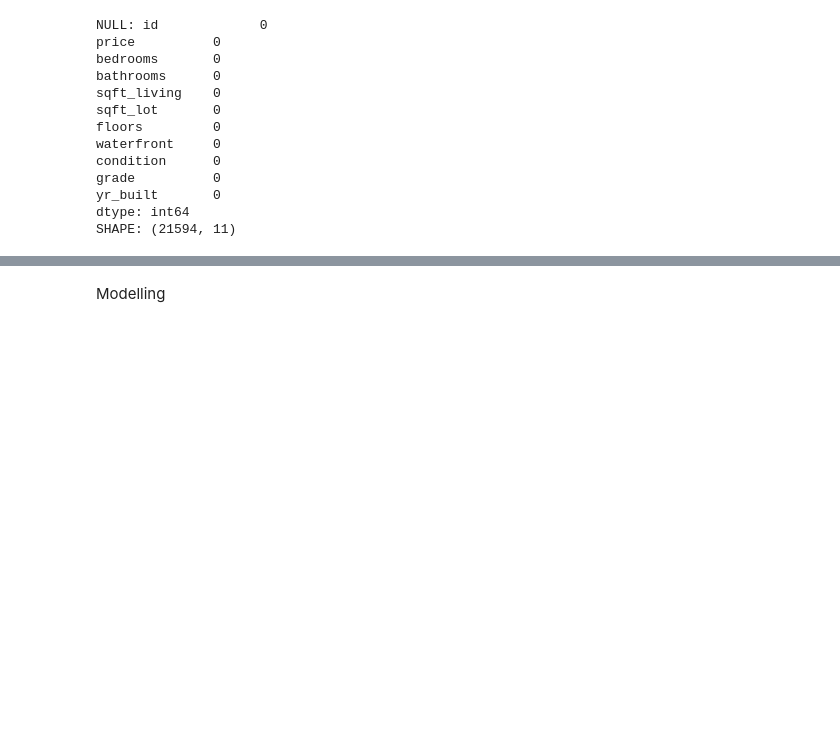
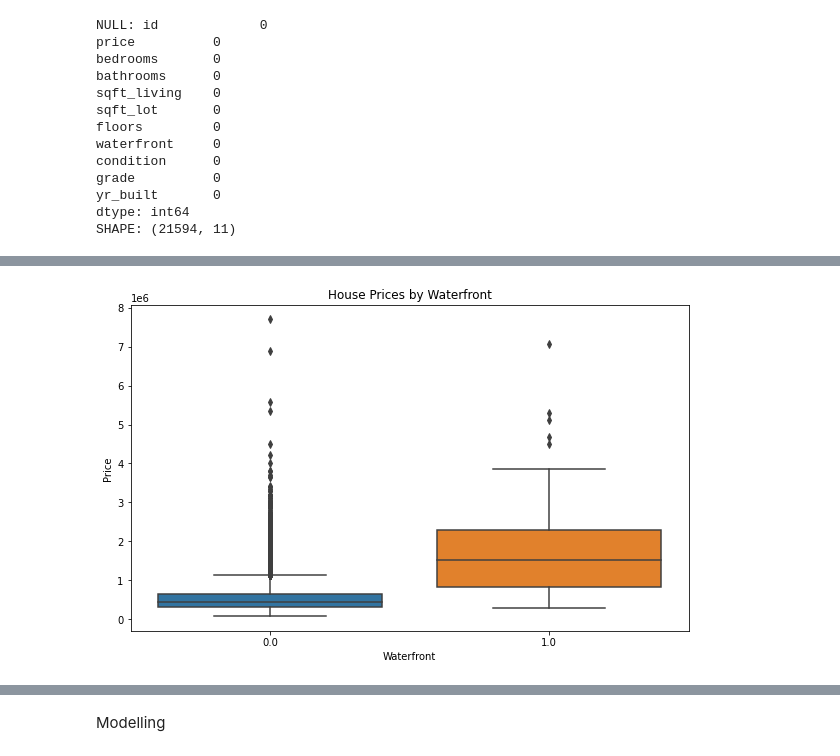
Before and after one commit to ANGI3MAINA/King-County-Housing-Analysis, a Jupyter notebook: Data/Work/George.ipynb, the cells around one changed output, grey strips where cells are left out. Cells and saved outputs as stored; diff of their text form; code cells hidden in the pictures; blank space fills up the shorter version.

```diff
--- a/Data/Work/George.ipynb
+++ b/Data/Work/George.ipynb
@@ -152,0 +223,10 @@ Data Preparation
+# %%
+# Box plot of prices by waterfront
+plt.figure(figsize=(10, 6))
+sns.boxplot(x='waterfront', y='price', data=house_df_relevant)
+plt.title('House Prices by Waterfront')
+plt.xlabel('Waterfront')
+plt.ylabel('Price')
+plt.show()
+# %% [output]
+[figure, added]
```
Also changed, not shown: parts of 14 cells of this notebook.
